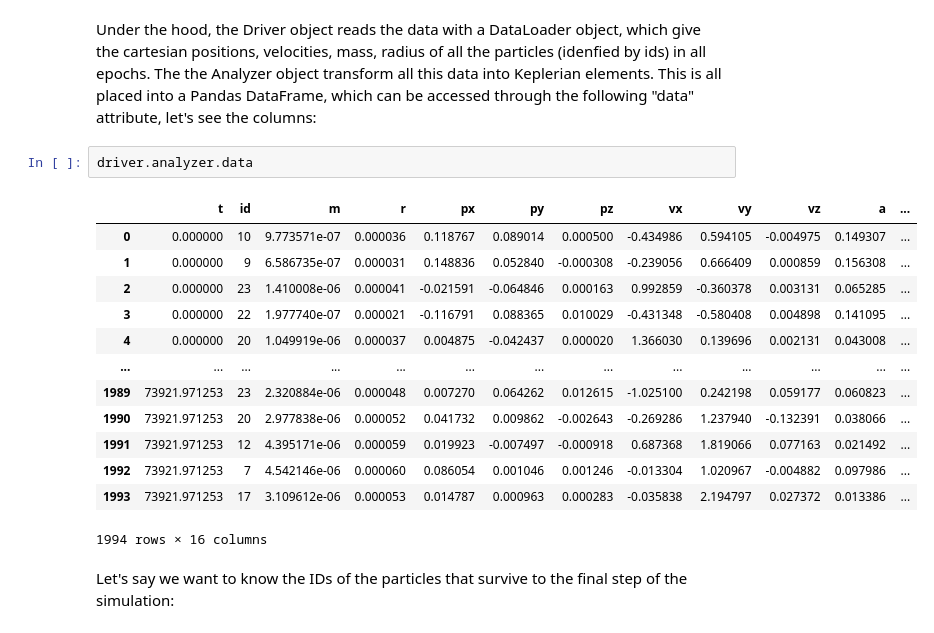
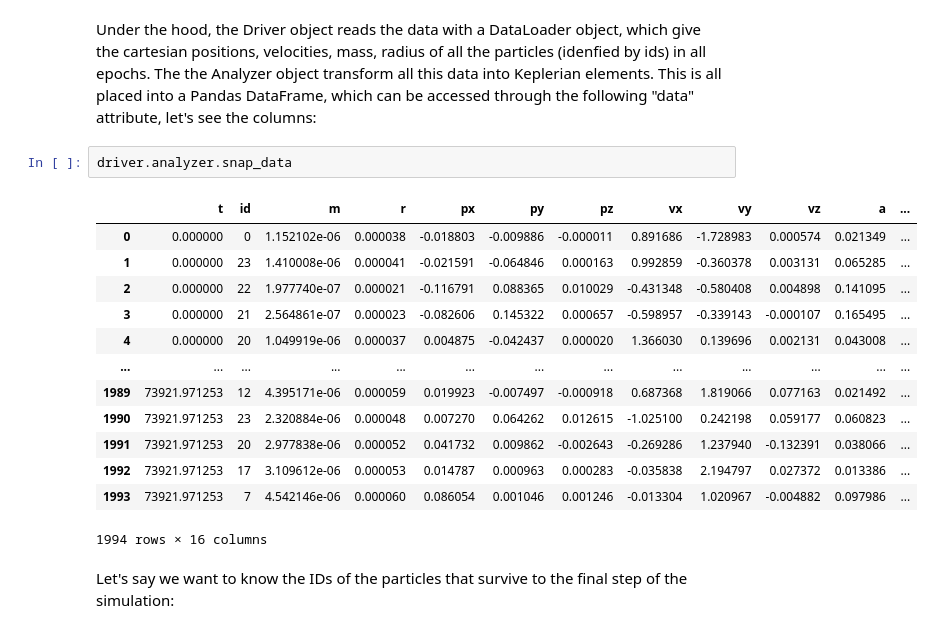
Before and after one commit to spencerw/Nptracer, a Jupyter notebook: tutorial.ipynb, the cells around one changed output. Drawn from its saved outputs; the diff is of its cells as text.

```diff
--- a/tutorial.ipynb
+++ b/tutorial.ipynb
@@ -16,20 +16,20 @@ Loaded table with 1994 rows and 10 columns
 # %% [markdown]
 Under the hood, the Driver object reads the data with a DataLoader object, which give the cartesian positions, velocities, mass, radius of all the particles (idenfied by ids) in all epochs. The the Analyzer object transform all this data into Keplerian elements. This is all placed into a Pandas DataFrame, which can be accessed through the following "data" attribute, let's see the columns:
 # %%
-driver.analyzer.data
+driver.analyzer.snap_data
 # %% [output]
 |  | t | id | m | r | px | py | pz | vx | vy | vz | a | ... |
-| 0 | 0.000000 | 10 | 9.773571e-07 | 0.000036 | 0.118767 | 0.089014 | 0.000500 | -0.434986 | 0.594105 | -0.004975 | 0.149307 | ... |
-| 1 | 0.000000 | 9 | 6.586735e-07 | 0.000031 | 0.148836 | 0.052840 | -0.000308 | -0.239056 | 0.666409 | 0.000859 | 0.156308 | ... |
-| 2 | 0.000000 | 23 | 1.410008e-06 | 0.000041 | -0.021591 | -0.064846 | 0.000163 | 0.992859 | -0.360378 | 0.003131 | 0.065285 | ... |
-| 3 | 0.000000 | 22 | 1.977740e-07 | 0.000021 | -0.116791 | 0.088365 | 0.010029 | -0.431348 | -0.580408 | 0.004898 | 0.141095 | ... |
+| 0 | 0.000000 | 0 | 1.152102e-06 | 0.000038 | -0.018803 | -0.009886 | -0.000011 | 0.891686 | -1.728983 | 0.000574 | 0.021349 | ... |
+| 1 | 0.000000 | 23 | 1.410008e-06 | 0.000041 | -0.021591 | -0.064846 | 0.000163 | 0.992859 | -0.360378 | 0.003131 | 0.065285 | ... |
+| 2 | 0.000000 | 22 | 1.977740e-07 | 0.000021 | -0.116791 | 0.088365 | 0.010029 | -0.431348 | -0.580408 | 0.004898 | 0.141095 | ... |
+| 3 | 0.000000 | 21 | 2.564861e-07 | 0.000023 | -0.082606 | 0.145322 | 0.000657 | -0.598957 | -0.339143 | -0.000107 | 0.165495 | ... |
 | 4 | 0.000000 | 20 | 1.049919e-06 | 0.000037 | 0.004875 | -0.042437 | 0.000020 | 1.366030 | 0.139696 | 0.002131 | 0.043008 | ... |
 | ... | ... | ... | ... | ... | ... | ... | ... | ... | ... | ... | ... | ... |
-| 1989 | 73921.971253 | 23 | 2.320884e-06 | 0.000048 | 0.007270 | 0.064262 | 0.012615 | -1.025100 | 0.242198 | 0.059177 | 0.060823 | ... |
-| 1990 | 73921.971253 | 20 | 2.977838e-06 | 0.000052 | 0.041732 | 0.009862 | -0.002643 | -0.269286 | 1.237940 | -0.132391 | 0.038066 | ... |
-| 1991 | 73921.971253 | 12 | 4.395171e-06 | 0.000059 | 0.019923 | -0.007497 | -0.000918 | 0.687368 | 1.819066 | 0.077163 | 0.021492 | ... |
-| 1992 | 73921.971253 | 7 | 4.542146e-06 | 0.000060 | 0.086054 | 0.001046 | 0.001246 | -0.013304 | 1.020967 | -0.004882 | 0.097986 | ... |
-| 1993 | 73921.971253 | 17 | 3.109612e-06 | 0.000053 | 0.014787 | 0.000963 | 0.000283 | -0.035838 | 2.194797 | 0.027372 | 0.013386 | ... |
+| 1989 | 73921.971253 | 12 | 4.395171e-06 | 0.000059 | 0.019923 | -0.007497 | -0.000918 | 0.687368 | 1.819066 | 0.077163 | 0.021492 | ... |
+| 1990 | 73921.971253 | 23 | 2.320884e-06 | 0.000048 | 0.007270 | 0.064262 | 0.012615 | -1.025100 | 0.242198 | 0.059177 | 0.060823 | ... |
+| 1991 | 73921.971253 | 20 | 2.977838e-06 | 0.000052 | 0.041732 | 0.009862 | -0.002643 | -0.269286 | 1.237940 | -0.132391 | 0.038066 | ... |
+| 1992 | 73921.971253 | 17 | 3.109612e-06 | 0.000053 | 0.014787 | 0.000963 | 0.000283 | -0.035838 | 2.194797 | 0.027372 | 0.013386 | ... |
+| 1993 | 73921.971253 | 7 | 4.542146e-06 | 0.000060 | 0.086054 | 0.001046 | 0.001246 | -0.013304 | 1.020967 | -0.004882 | 0.097986 | ... |
 1994 rows × 16 columns
 # %% [markdown]
 Let's say we want to know the IDs of the particles that survive to the final step of the simulation:
```
Also changed, not shown: parts of 5 cells of this notebook, 5 other files.
